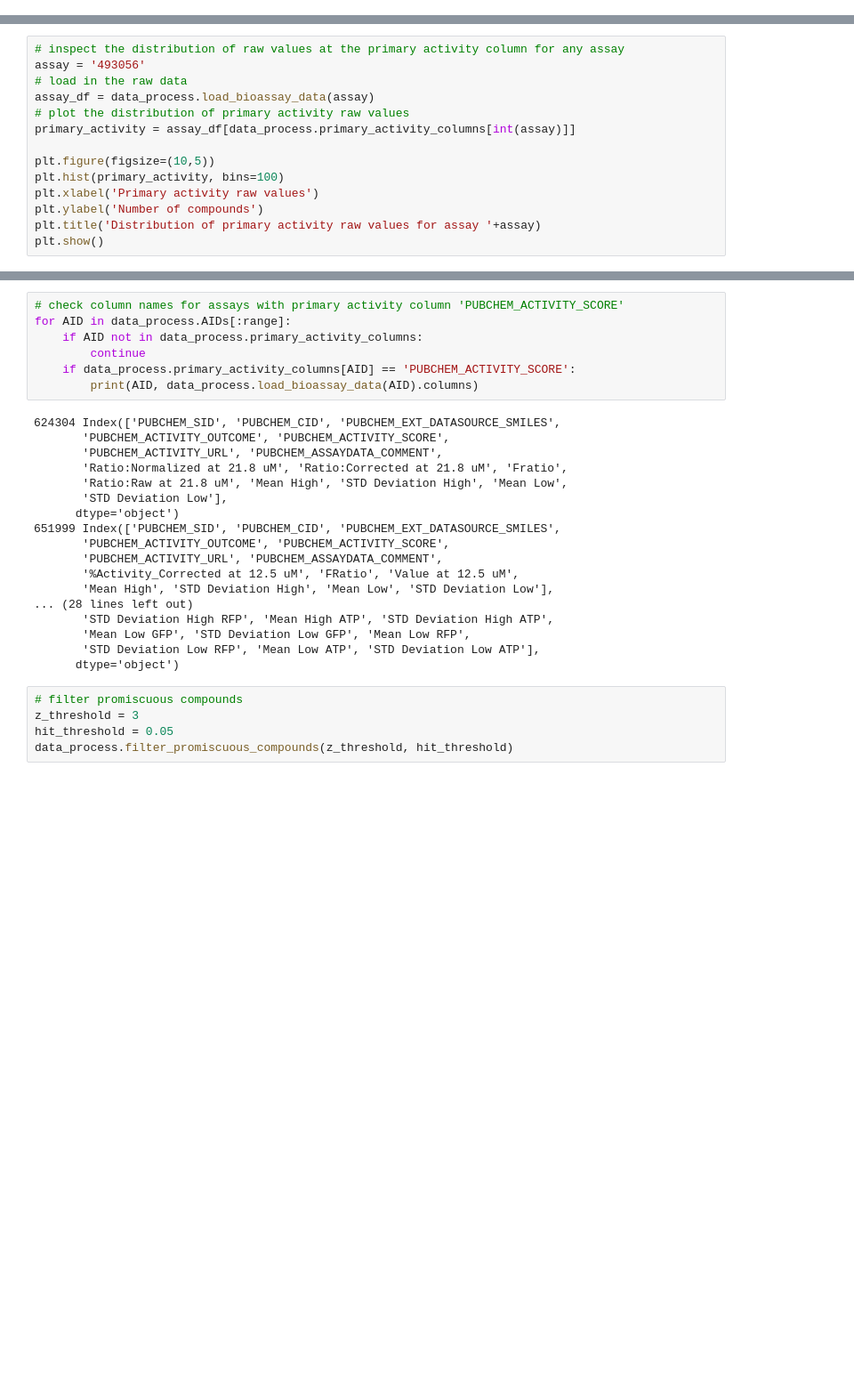
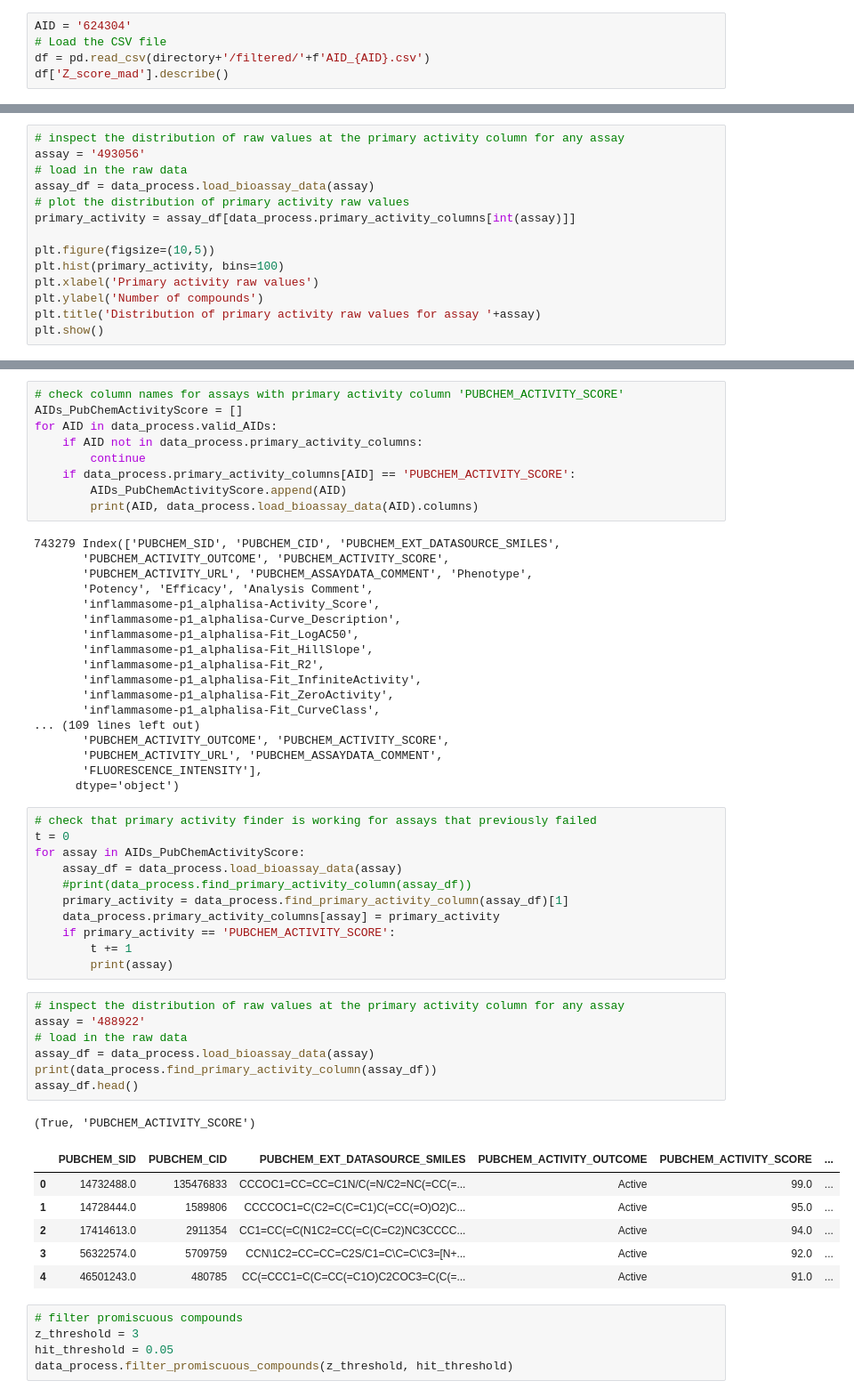
Before and after one commit to davidkubanek/Thesis, a Jupyter notebook: HTS_fingerprints.ipynb, the cells around one changed output, grey strips where cells are left out. Shown at 89% size. Cells and saved outputs as stored; diff of their text form; blank space fills up the shorter version.

```diff
--- a/HTS_fingerprints.ipynb
+++ b/HTS_fingerprints.ipynb
@@ -676,0 +752,5 @@ AttributeError: 'DataProcess' object has no attribute 'mean_z_score'
+# %%
+AID = '624304'
+# Load the CSV file
+df = pd.read_csv(directory+'/filtered/'+f'AID_{AID}.csv')
+df['Z_score_mad'].describe()
@@ -878,28 +955,56 @@ Number of assays for which the primary activity column is PUBCHEM_ACTIVITY_SCORE
 # %%
 # check column names for assays with primary activity column 'PUBCHEM_ACTIVITY_SCORE'
-for AID in data_process.AIDs[:range]:
+AIDs_PubChemActivityScore = []
+for AID in data_process.valid_AIDs:
     if AID not in data_process.primary_activity_columns:
         continue
     if data_process.primary_activity_columns[AID] == 'PUBCHEM_ACTIVITY_SCORE':
+        AIDs_PubChemActivityScore.append(AID)
         print(AID, data_process.load_bioassay_data(AID).columns)
 # %% [output]
-624304 Index(['PUBCHEM_SID', 'PUBCHEM_CID', 'PUBCHEM_EXT_DATASOURCE_SMILES',
+743279 Index(['PUBCHEM_SID', 'PUBCHEM_CID', 'PUBCHEM_EXT_DATASOURCE_SMILES',
+       'PUBCHEM_ACTIVITY_OUTCOME', 'PUBCHEM_ACTIVITY_SCORE',
+       'PUBCHEM_ACTIVITY_URL', 'PUBCHEM_ASSAYDATA_COMMENT', 'Phenotype',
+       'Potency', 'Efficacy', 'Analysis Comment',
+       'inflammasome-p1_alphalisa-Activity_Score',
+       'inflammasome-p1_alphalisa-Curve_Description',
+       'inflammasome-p1_alphalisa-Fit_LogAC50',
+       'inflammasome-p1_alphalisa-Fit_HillSlope',
+       'inflammasome-p1_alphalisa-Fit_R2',
+       'inflammasome-p1_alphalisa-Fit_InfiniteActivity',
+       'inflammasome-p1_alphalisa-Fit_ZeroActivity',
+       'inflammasome-p1_alphalisa-Fit_CurveClass',
+... (109 lines left out)
        'PUBCHEM_ACTIVITY_OUTCOME', 'PUBCHEM_ACTIVITY_SCORE',
        'PUBCHEM_ACTIVITY_URL', 'PUBCHEM_ASSAYDATA_COMMENT',
-       'Ratio:Normalized at 21.8 uM', 'Ratio:Corrected at 21.8 uM', 'Fratio',
-       'Ratio:Raw at 21.8 uM', 'Mean High', 'STD Deviation High', 'Mean Low',
-       'STD Deviation Low'],
+       'FLUORESCENCE_INTENSITY'],
       dtype='object')
-651999 Index(['PUBCHEM_SID', 'PUBCHEM_CID', 'PUBCHEM_EXT_DATASOURCE_SMILES',
-       'PUBCHEM_ACTIVITY_OUTCOME', 'PUBCHEM_ACTIVITY_SCORE',
-       'PUBCHEM_ACTIVITY_URL', 'PUBCHEM_ASSAYDATA_COMMENT',
-       '%Activity_Corrected at 12.5 uM', 'FRatio', 'Value at 12.5 uM',
-       'Mean High', 'STD Deviation High', 'Mean Low', 'STD Deviation Low'],
-... (28 lines left out)
-       'STD Deviation High RFP', 'Mean High ATP', 'STD Deviation High ATP',
-       'Mean Low GFP', 'STD Deviation Low GFP', 'Mean Low RFP',
-       'STD Deviation Low RFP', 'Mean Low ATP', 'STD Deviation Low ATP'],
-      dtype='object')
+# %%
+# check that primary activity finder is working for assays that previously failed
+t = 0
+for assay in AIDs_PubChemActivityScore:
+    assay_df = data_process.load_bioassay_data(assay)
+    #print(data_process.find_primary_activity_column(assay_df))
+    primary_activity = data_process.find_primary_activity_column(assay_df)[1]
+    data_process.primary_activity_columns[assay] = primary_activity
+    if primary_activity == 'PUBCHEM_ACTIVITY_SCORE':
+        t += 1
+        print(assay)
+# %%
+# inspect the distribution of raw values at the primary activity column for any assay
+assay = '488922'
+# load in the raw data
+assay_df = data_process.load_bioassay_data(assay)
+print(data_process.find_primary_activity_column(assay_df))
+assay_df.head()
+# %% [output]
+(True, 'PUBCHEM_ACTIVITY_SCORE')
+|  | PUBCHEM_SID | PUBCHEM_CID | PUBCHEM_EXT_DATASOURCE_SMILES | PUBCHEM_ACTIVITY_OUTCOME | PUBCHEM_ACTIVITY_SCORE | ... |
+| 0 | 14732488.0 | 135476833 | CCCOC1=CC=CC=C1N/C(=N/C2=NC(=CC(=... | Active | 99.0 | ... |
+| 1 | 14728444.0 | 1589806 | CCCCOC1=C(C2=C(C=C1)C(=CC(=O)O2)C... | Active | 95.0 | ... |
+| 2 | 17414613.0 | 2911354 | CC1=CC(=C(N1C2=CC(=C(C=C2)NC3CCCC... | Active | 94.0 | ... |
+| 3 | 56322574.0 | 5709759 | CCN\1C2=CC=CC=C2S/C1=C\C=C\C3=[N+... | Active | 92.0 | ... |
+| 4 | 46501243.0 | 480785 | CC(=CCC1=C(C=CC(=C1O)C2COC3=C(C(=... | Active | 91.0 | ... |
 # %%
 # filter promiscuous compounds
 z_threshold = 3
```
Also changed, not shown: parts of 19 cells of this notebook.
